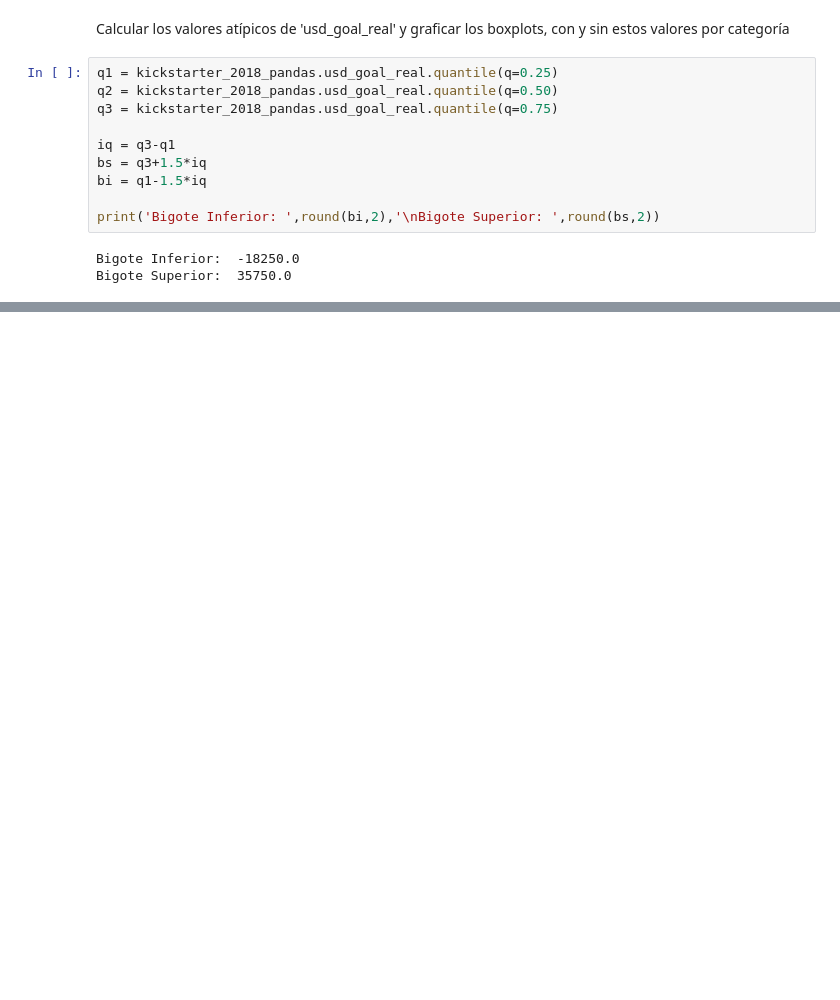
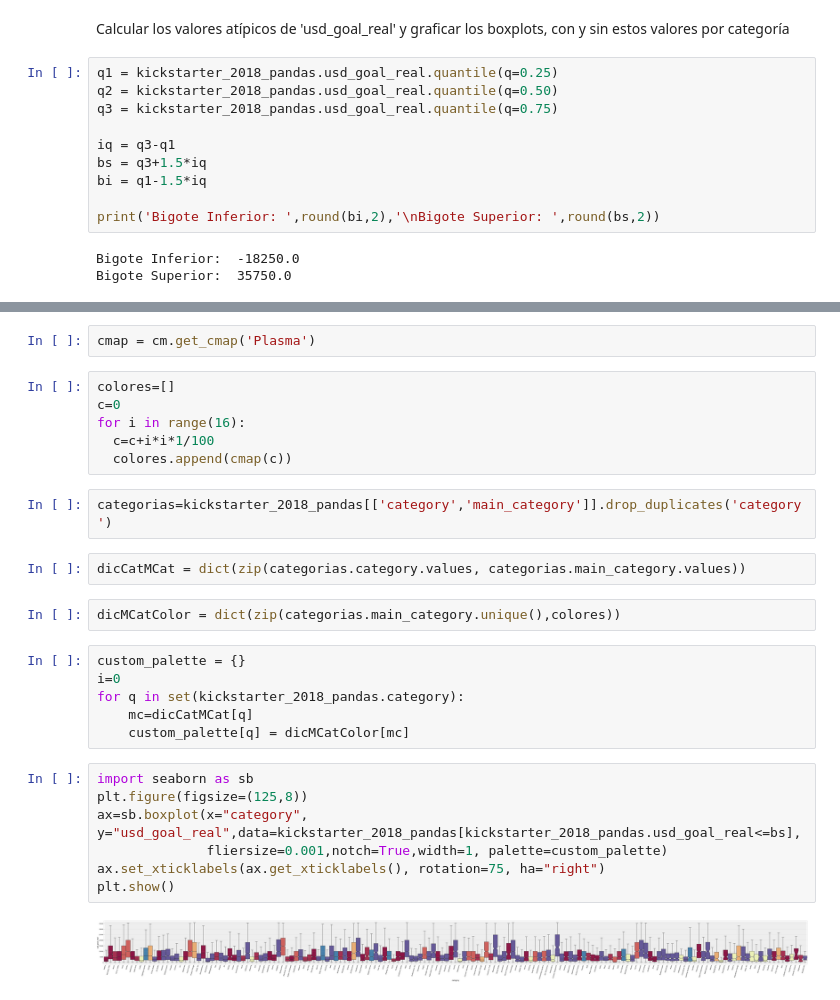
Before and after one commit to nair36/AnalisisYCuracion, a Jupyter notebook: AnalisisYCuracion_P1.ipynb, the cells around one changed output, grey strips where cells are left out. Saved outputs shown, nothing was run; the diff lists cells and outputs as text; blank space fills up the shorter version.

```diff
--- a/AnalisisYCuracion_P1.ipynb
+++ b/AnalisisYCuracion_P1.ipynb
@@ -409,0 +411,29 @@ q1=np.percentile(kickstarter_2018_pandas.usd_goal_real,25)
+# %%
+cmap = cm.get_cmap('Plasma')
+# %%
+colores=[]
+c=0
+for i in range(16):
+  c=c+i*i*1/100
+  colores.append(cmap(c))
+# %%
+categorias=kickstarter_2018_pandas[['category','main_category']].drop_duplicates('category')
+# %%
+dicCatMCat = dict(zip(categorias.category.values, categorias.main_category.values))
+# %%
+dicMCatColor = dict(zip(categorias.main_category.unique(),colores))
+# %%
+custom_palette = {}
+i=0
+for q in set(kickstarter_2018_pandas.category):
+    mc=dicCatMCat[q]
+    custom_palette[q] = dicMCatColor[mc]
+# %%
+import seaborn as sb
+plt.figure(figsize=(125,8))
+ax=sb.boxplot(x="category", y="usd_goal_real",data=kickstarter_2018_pandas[kickstarter_2018_pandas.usd_goal_real<=bs],
+              fliersize=0.001,notch=True,width=1, palette=custom_palette)
+ax.set_xticklabels(ax.get_xticklabels(), rotation=75, ha="right")
+plt.show()
+# %% [output]
+[figure, added]
```
Also changed, not shown: parts of 6 cells of this notebook.
